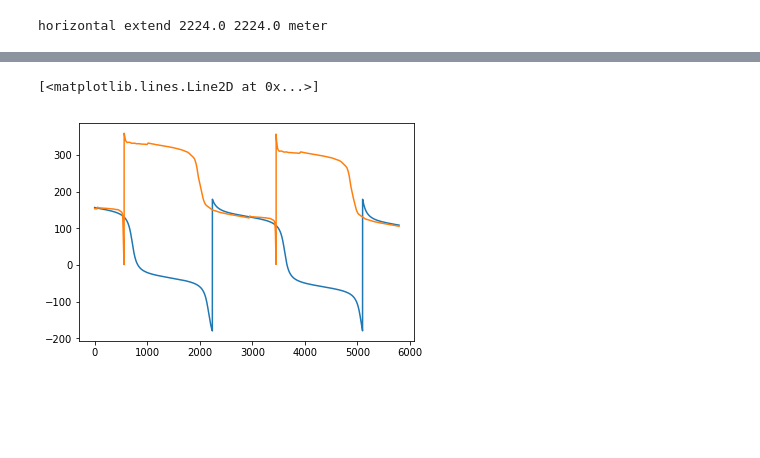
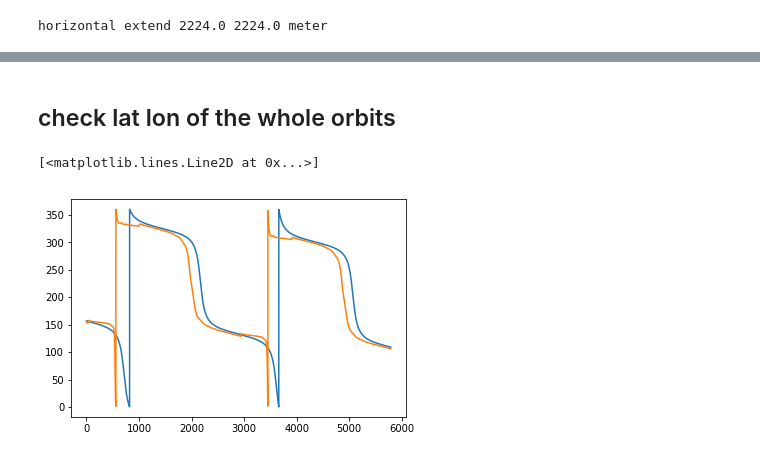
Before and after one commit to Anqi-Li/iris, a Jupyter notebook: notebooks/IRIS Tomography.ipynb, the cells around one changed output, grey strips where cells are left out. Drawn from its saved outputs; the diff is of its cells as text; code cells hidden in the pictures; blank space fills up the shorter version.

```diff
--- a/notebooks/IRIS Tomography.ipynb
+++ b/notebooks/IRIS Tomography.ipynb
@@ -247,13 +278,16 @@ plt.show()
+# %% [markdown]
+## check lat lon of the whole orbits
 # %%
 %matplotlib inline
 plt.figure()
 sx, sy, sz = sc_pos.sel(xyz='x'), sc_pos.sel(xyz='y'), sc_pos.sel(xyz='z')
 s_lat, s_lon, s_alt =  ecef2lla(sx, sy, sz)
+s_lon[s_lon<0] = s_lon[s_lon<0]+360
 plt.plot(s_lon)
 plt.plot(tan_lon.sel(pixel=60))
 # %% [output]
 [<matplotlib.lines.Line2D at 0x...>]
-[figure, old version]
+[figure, new version]
 # %%
 plt.figure()
 sx, sy, sz = sc_pos.sel(xyz='x'), sc_pos.sel(xyz='y'), sc_pos.sel(xyz='z')
```
Also changed, not shown: parts of 14 cells of this notebook, 2 other files.
